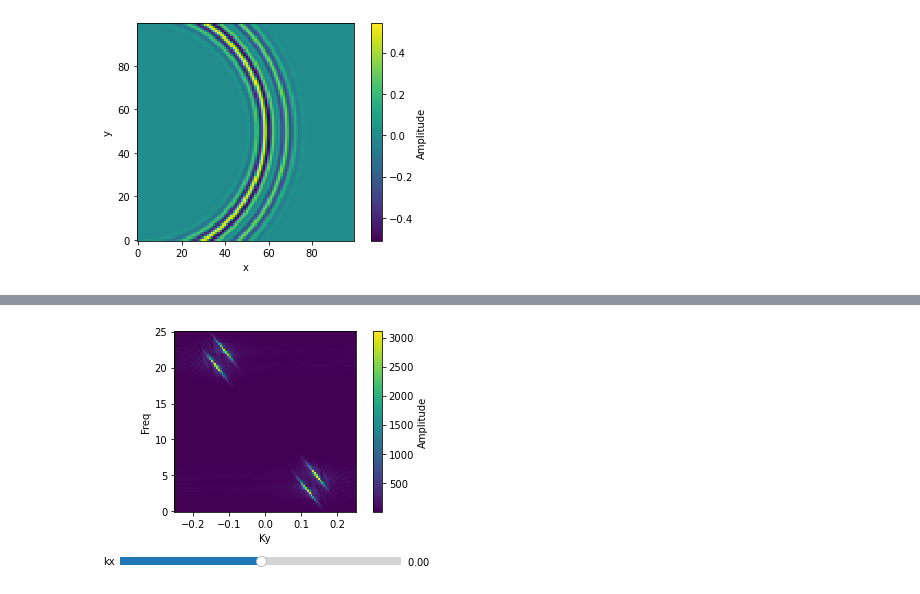
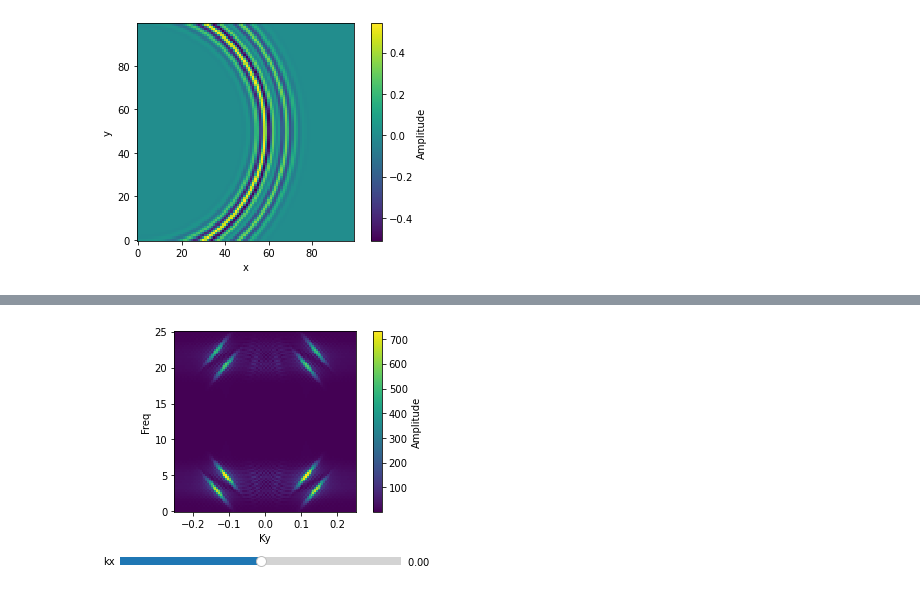
Before and after one commit to PaRaD1SE98/waves, a Jupyter notebook: notebooks/waves_mpl.ipynb, the cells around one changed output, grey strips where cells are left out. Drawn from its saved outputs; the diff is of its cells as text; code cells hidden in the pictures.

```diff
--- a/notebooks/waves_mpl.ipynb
+++ b/notebooks/waves_mpl.ipynb
@@ -61,7 +61,7 @@ print('Kys', Kys)
 X = np.arange(0, x_max, 1 / Kxs)
 Y = np.arange(0, y_max, 1 / Kys)
 T = np.arange(0, t_max, 1 / Fs)
-x, y = np.meshgrid(X, Y)
+x, y = np.meshgrid(X, Y, indexing='ij')
 
 z = np.zeros((len(X), len(Y), len(T)))
 for i, t in enumerate(T):
@@ -117,20 +117,20 @@ KX = np.linspace(-Kxs / 4, Kxs / 4, resolution_x)
 KY = np.linspace(-Kys / 4, Kys / 4, resolution_y)
 FREQ = np.linspace(0, Fs / 2, resolution_t)
 # %%
-fft_wave2 = np.abs(np.fft.fftshift(np.fft.fftn(z), axes=(0, 1)))
+fft_result = np.abs(np.fft.fftshift(np.fft.fftn(z), axes=(0, 1)))
 fig3 = plt.figure()
 ax = fig3.add_subplot()
 ax.set_xlabel('Kx')
 ax.set_ylabel('Ky')
-Kx, Ky = np.meshgrid(KX, KY)
-image_fft = ax.pcolormesh(Kx, Ky, fft_wave2[:, :, 0], cmap='viridis')
+Kx, Ky = np.meshgrid(KX, KY, indexing='ij')
+image_fft = ax.pcolormesh(Kx, Ky, fft_result[:, :, 0], cmap='viridis')
 ax.set_aspect(Kxs / Kys)
 plt.colorbar(image_fft, label='Amplitude')
 plt.subplots_adjust(bottom=0.25)
 ax_freq = plt.axes([0.20, 0.05, 0.65, 0.06])
 freq_slider = Slider(
     ax=ax_freq,
-    label='Frequency [Hz]',
+    label='Freq',
     valmin=0,
     valmax=Fs / 2,
     valinit=0,
@@ -139,7 +139,7 @@ freq_slider = Slider(
 
 
 def update(val):
-    ax.pcolormesh(Kx, Ky, fft_wave2[:, :, int(val * resolution_t / (Fs / 2)) - 1], cmap='viridis')
+    ax.pcolormesh(Kx, Ky, fft_result[:, :, int(val * resolution_t / (Fs / 2)) - 1], cmap='viridis')
     fig3.canvas.draw_idle()
 
 
@@ -149,0 +150,10 @@ plt.show()
+# %%
+def val_to_idx(v, res, ks):
+    """
+    slide value of kx or ky to ndarray index
+    :param v: slide value
+    :param res: resolution of axis
+    :param ks: sampling spatial frequency
+    :rtype: int
+    """
+    return int(v * (res / (ks / 2)) + res / 2) - 1
@@ -150,31 +190,30 @@ plt.show()
 # %%
-fft_wave2 = np.abs(np.fft.fftn(z))
-fig4 = plt.figure()
-ax = fig4.add_subplot()
+fig5 = plt.figure()
+ax = fig5.add_subplot()
 ax.set_xlabel('Ky')
 ax.set_ylabel('Freq')
-Ky, Freq = np.meshgrid(KY, FREQ)
-image_fft_kx = ax.pcolormesh(Ky, Freq, fft_wave2[0, :, :].T, cmap='viridis')
+Ky, Freq = np.meshgrid(KY, FREQ, indexing='ij')
+image_fft_kx = ax.pcolormesh(Ky, Freq, fft_result[val_to_idx(0, resolution_x, Kxs), :, :], cmap='viridis')
 ax.set_aspect(Kys / Fs)
 plt.colorbar(image_fft_kx, label='Amplitude')
 plt.subplots_adjust(bottom=0.25)
 ax_kx = plt.axes([0.20, 0.05, 0.65, 0.06])
 kx_slider = Slider(
     ax=ax_kx,
     label='kx',
     valmin=-Kxs / 4,
     valmax=Kxs / 4,
     valinit=0,
     valstep=Kxs / 2 / 100,
 )
 
 
 def update_kx(val):
-    ax.pcolormesh(Ky, Freq, fft_wave2[int(val * resolution_x / (Kxs / 2)) - 1, :, :].T, cmap='viridis')
-    fig4.canvas.draw_idle()
+    ax.pcolormesh(Ky, Freq, fft_result[val_to_idx(val, resolution_x, Kxs), :, :], cmap='viridis')
+    fig5.canvas.draw_idle()
 
 
 kx_slider.on_changed(update_kx)
 plt.show()
 # %% [output]
-[figure, old version]
+[figure, new version]
```
Also changed, not shown: parts of 4 cells of this notebook, 2 other files.
